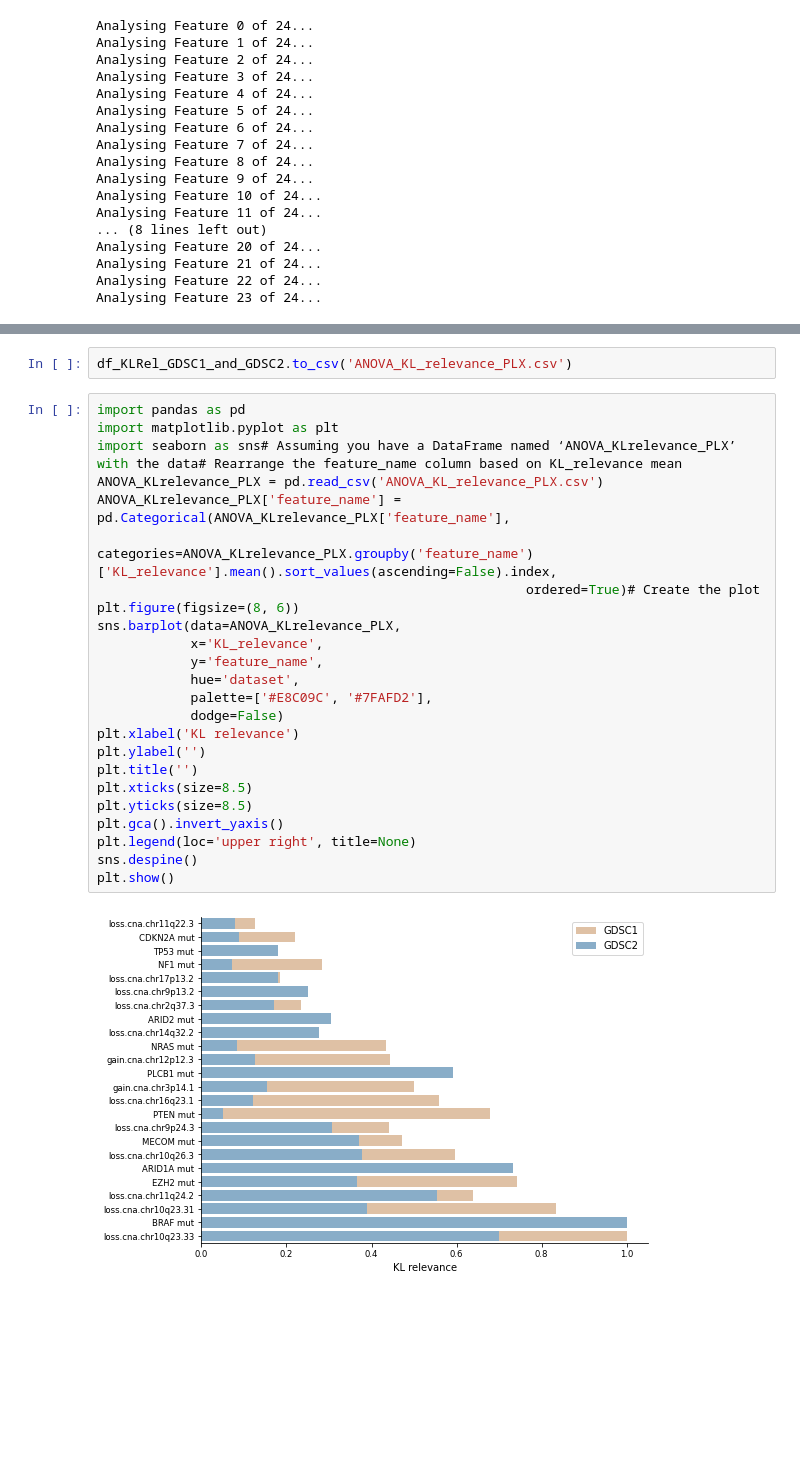
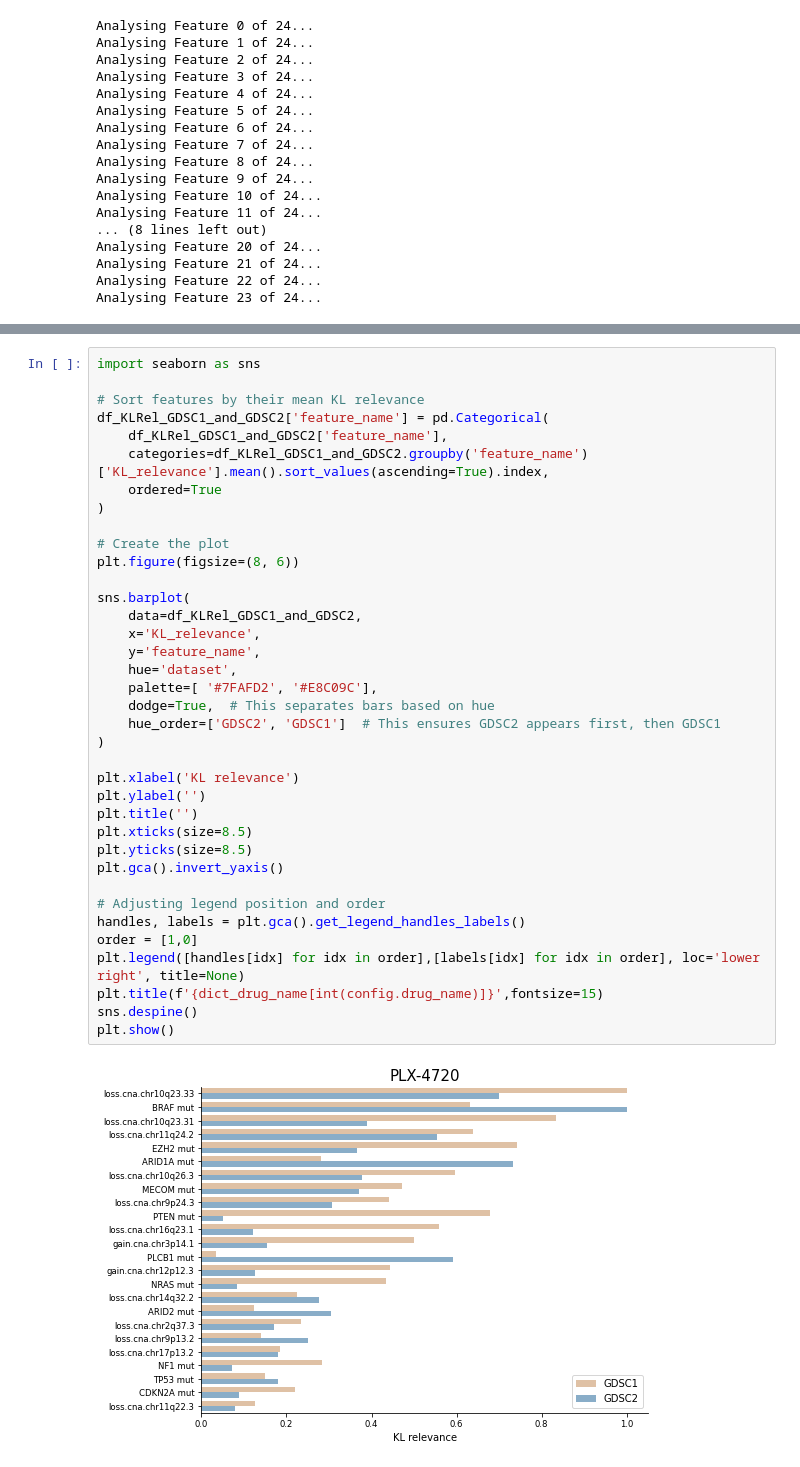
Before and after one commit to juanjogg1987/MOGPs_for_Dose_Response_Predictions, a Jupyter notebook: MOGPTraining_and_KLRelevance_Melanoma_GDSC1_and_GDSC2.ipynb, the cells around one changed output, grey strips where cells are left out. Saved outputs shown, nothing was run; the diff lists cells and outputs as text; blank space fills up the shorter version.

Commit message:
Notebooks completed with plots like the manuscrip

```diff
--- a/MOGPTraining_and_KLRelevance_Melanoma_GDSC1_and_GDSC2.ipynb
+++ b/MOGPTraining_and_KLRelevance_Melanoma_GDSC1_and_GDSC2.ipynb
@@ -978,28 +1000,39 @@ df_KLRel_GDSC1_and_GDSC2
-# %%
-df_KLRel_GDSC1_and_GDSC2.to_csv('ANOVA_KL_relevance_PLX.csv')
-# %%
-import pandas as pd
-import matplotlib.pyplot as plt
-import seaborn as sns# Assuming you have a DataFrame named ‘ANOVA_KLrelevance_PLX’ with the data# Rearrange the feature_name column based on KL_relevance mean
-ANOVA_KLrelevance_PLX = pd.read_csv('ANOVA_KL_relevance_PLX.csv')
-ANOVA_KLrelevance_PLX['feature_name'] = pd.Categorical(ANOVA_KLrelevance_PLX['feature_name'],
-                                                       categories=ANOVA_KLrelevance_PLX.groupby('feature_name')['KL_relevance'].mean().sort_values(ascending=False).index,
-                                                       ordered=True)# Create the plot
-plt.figure(figsize=(8, 6))
-sns.barplot(data=ANOVA_KLrelevance_PLX,
-            x='KL_relevance',
-            y='feature_name',
-            hue='dataset',
-            palette=['#E8C09C', '#7FAFD2'],
-            dodge=False)
-plt.xlabel('KL relevance')
-plt.ylabel('')
-plt.title('')
-plt.xticks(size=8.5)
-plt.yticks(size=8.5)
-plt.gca().invert_yaxis()
-plt.legend(loc='upper right', title=None)
-sns.despine()
-plt.show()
-# %% [output]
-[figure, removed]
+# %%
+import seaborn as sns
+
+# Sort features by their mean KL relevance
+df_KLRel_GDSC1_and_GDSC2['feature_name'] = pd.Categorical(
+    df_KLRel_GDSC1_and_GDSC2['feature_name'],
+    categories=df_KLRel_GDSC1_and_GDSC2.groupby('feature_name')['KL_relevance'].mean().sort_values(ascending=True).index,
+    ordered=True
+)
+
+# Create the plot
+plt.figure(figsize=(8, 6))
+
+sns.barplot(
+    data=df_KLRel_GDSC1_and_GDSC2,
+    x='KL_relevance',
+    y='feature_name',
+    hue='dataset',
+    palette=[ '#7FAFD2', '#E8C09C'],
+    dodge=True,  # This separates bars based on hue
+    hue_order=['GDSC2', 'GDSC1']  # This ensures GDSC2 appears first, then GDSC1
+)
+
+plt.xlabel('KL relevance')
+plt.ylabel('')
+plt.title('')
+plt.xticks(size=8.5)
+plt.yticks(size=8.5)
+plt.gca().invert_yaxis()
+
+# Adjusting legend position and order
+handles, labels = plt.gca().get_legend_handles_labels()
+order = [1,0]
+plt.legend([handles[idx] for idx in order],[labels[idx] for idx in order], loc='lower right', title=None)
+plt.title(f'{dict_drug_name[int(config.drug_name)]}',fontsize=15)
+sns.despine()
+plt.show()
+# %% [output]
+[figure, added]
```
Also changed, not shown: parts of 13 cells of this notebook, 3 other files.
